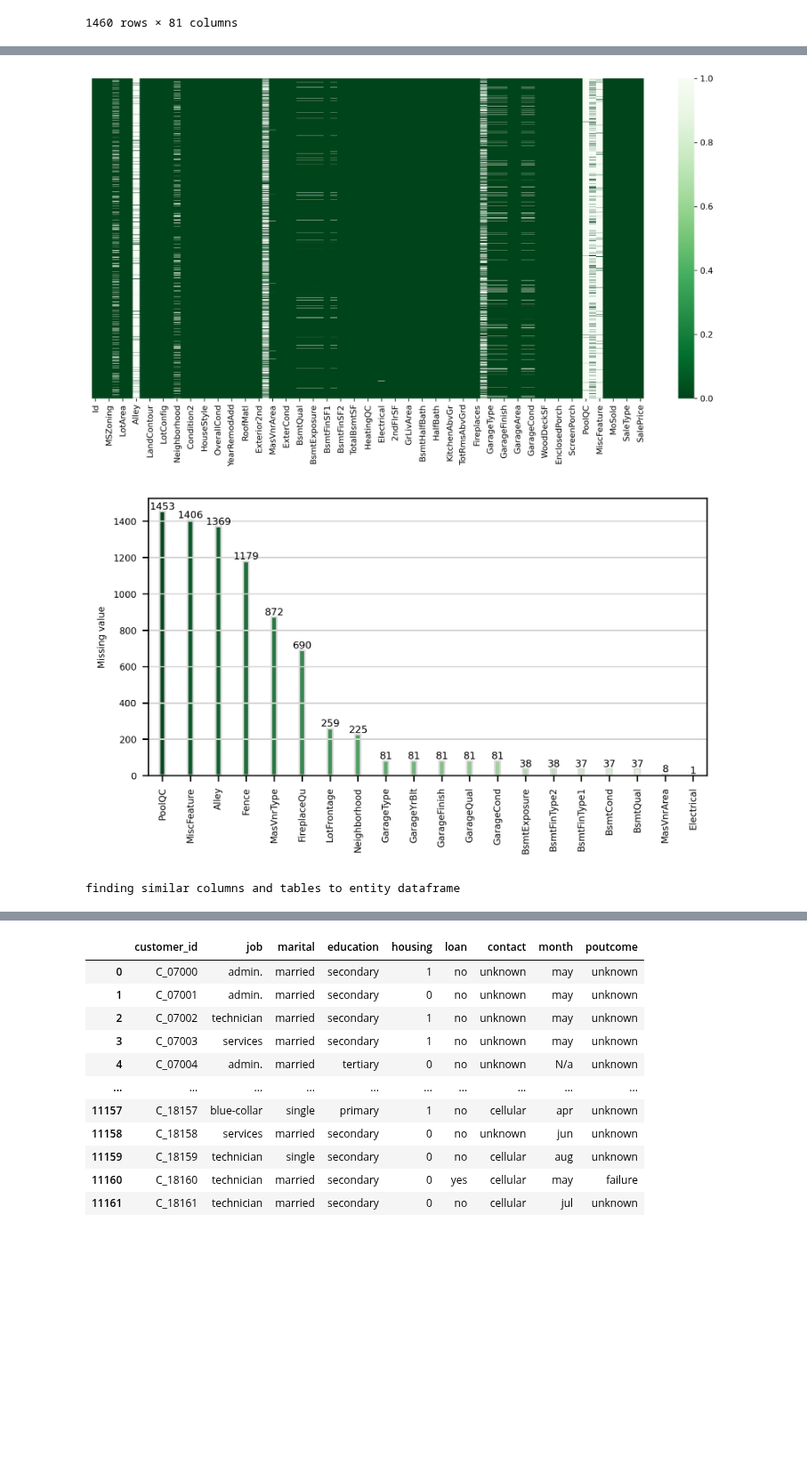
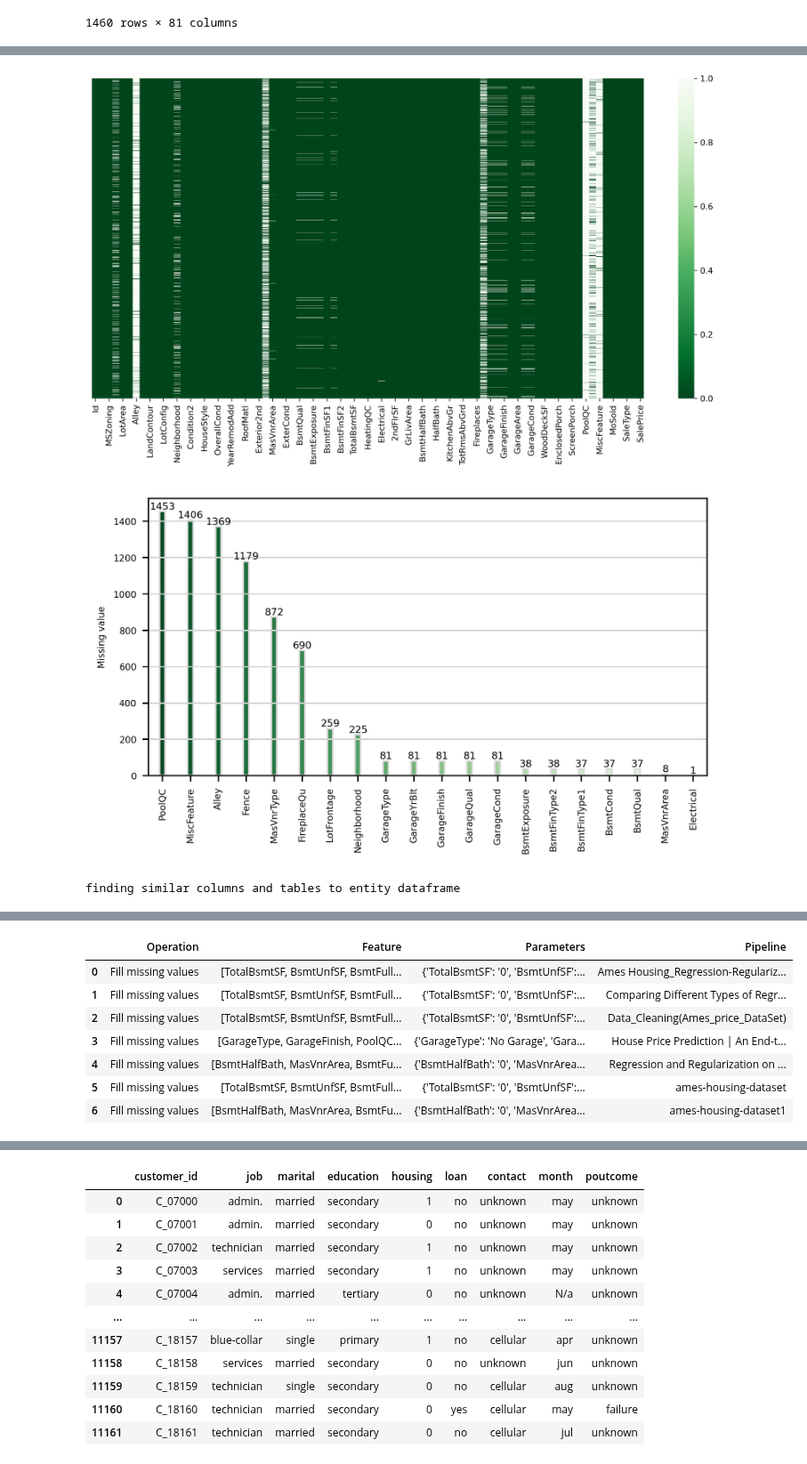
Before and after one commit to CoDS-GCS/KGFarm, a Jupyter notebook: docs/concepts/feature cleaning.ipynb, the cells around one changed output, grey strips where cells are left out. Shown at 89% size. Drawn from its saved outputs; the diff is of its cells as text; code cells hidden in the pictures; blank space fills up the shorter version.

Commit message:
fix cleaning recommendation query

```diff
--- a/docs/concepts/feature cleaning.ipynb
+++ b/docs/concepts/feature cleaning.ipynb
@@ -36,7 +34,8 @@ entity_df
 | 1459 | 1460 | 20 | RL | 75.0 | 9937 | Pave | NaN | Reg | Lvl | ... |
 1460 rows × 81 columns
 # %%
-cleaning_info = kgfarm.recommend_cleaning_operations(entity_df=entity_df, query_timeout=2000)
+%%time
+cleaning_info = kgfarm.recommend_cleaning_operations(entity_df=entity_df, show_query=False)
 cleaning_info
 # %% [output]
 scanning missing values
@@ -47,3 +47,11 @@ no recommendations, try using kgfarm.clean()
+|  | Operation | Feature | Parameters | Pipeline |
+| 0 | Fill missing values | [TotalBsmtSF, BsmtUnfSF, BsmtFull... | {'TotalBsmtSF': '0', 'BsmtUnfSF':... | Ames Housing_Regression-Regulariz... |
+| 1 | Fill missing values | [TotalBsmtSF, BsmtUnfSF, BsmtFull... | {'TotalBsmtSF': '0', 'BsmtUnfSF':... | Comparing Different Types of Regr... |
+| 2 | Fill missing values | [TotalBsmtSF, BsmtUnfSF, BsmtFull... | {'TotalBsmtSF': '0', 'BsmtUnfSF':... | Data_Cleaning(Ames_price_DataSet) |
+| 3 | Fill missing values | [GarageType, GarageFinish, PoolQC... | {'GarageType': 'No Garage', 'Gara... | House Price Prediction | An End-t... |
+| 4 | Fill missing values | [BsmtHalfBath, MasVnrArea, BsmtFu... | {'BsmtHalfBath': '0', 'MasVnrArea... | Regression and Regularization on ... |
+| 5 | Fill missing values | [TotalBsmtSF, BsmtUnfSF, BsmtFull... | {'TotalBsmtSF': '0', 'BsmtUnfSF':... | ames-housing-dataset |
+| 6 | Fill missing values | [BsmtHalfBath, MasVnrArea, BsmtFu... | {'BsmtHalfBath': '0', 'MasVnrArea... | ames-housing-dataset1 |
 # %%
 entity_df1 = pd.read_csv('/Users/shubhamvashisth/Downloads/KGFarm_material/transformation/train.csv')
 entity_df1
```
Also changed, not shown: parts of 5 cells of this notebook, 2 other files.
